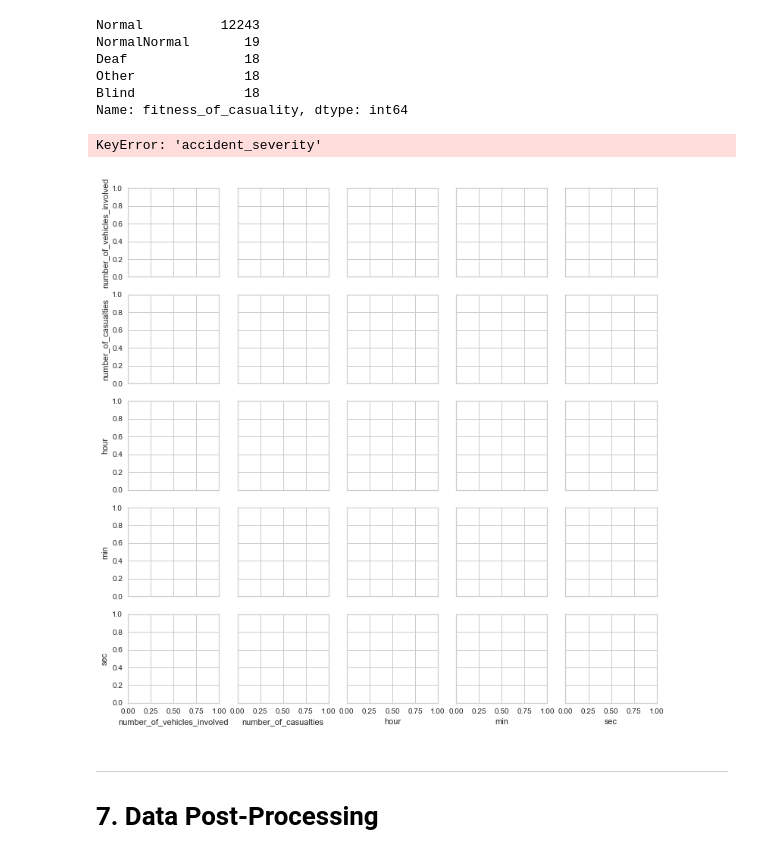
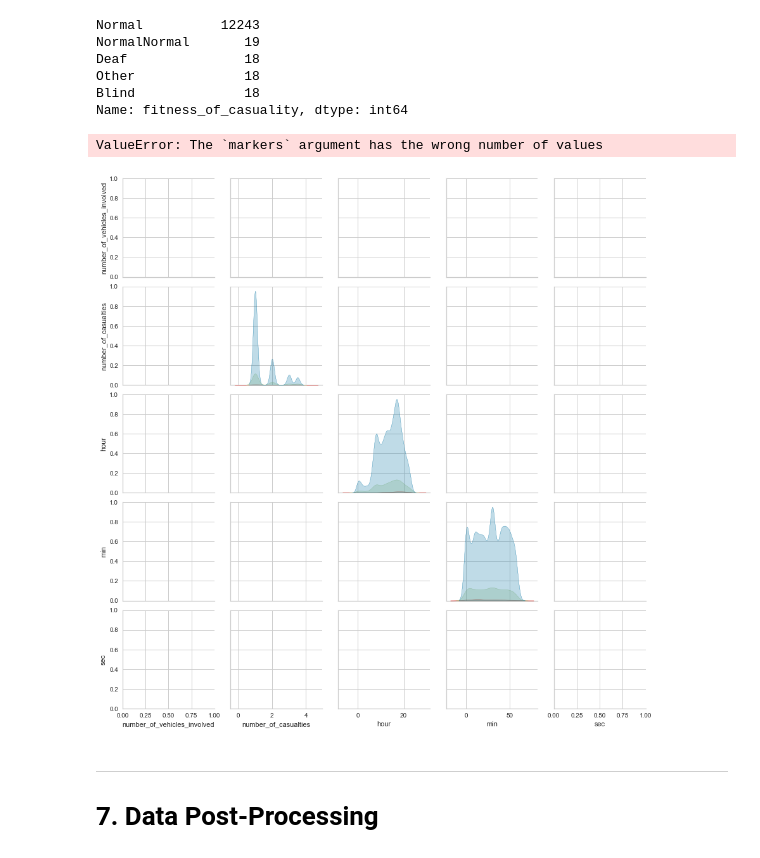
Before and after one commit to pusagar/roadaccidentapp, a Jupyter notebook: Notebook/MGPRTA copy.ipynb, the cells around one changed output. Saved outputs shown, nothing was run; the diff lists cells and outputs as text; code cells hidden in the pictures.

```diff
--- a/Notebook/MGPRTA copy.ipynb
+++ b/Notebook/MGPRTA copy.ipynb
@@ -867,12 +839,12 @@ Other              18
 Blind              18
 Name: fitness_of_casuality, dtype: int64
 # %%
-sns.pairplot(df[['number_of_vehicles_involved', 'number_of_casualties','min','sec']],vars = ['number_of_vehicles_involved', 'number_of_casualties', 'hour', 'min', 'sec'],hue="accident_severity", dropna=True,markers=["o", "s"])
+sns.pairplot(df,vars = ['number_of_vehicles_involved', 'number_of_casualties', 'hour', 'min', 'sec'],hue="accident_severity", dropna=True,markers=["o", "s"])
 plt.title("Pair Plot wrt  accident severity", bbox={'facecolor':'0.8','pad':5},fontsize = 14)
 #plt.title('Pair Plot')
 # %% [output]
-KeyError: 'accident_severity'
+ValueError: The `markers` argument has the wrong number of values
-[figure, old version]
+[figure, new version]
 # %% [markdown]
 <a name = Section7></a>
 
```
Also changed, not shown: parts of 56 cells of this notebook.
